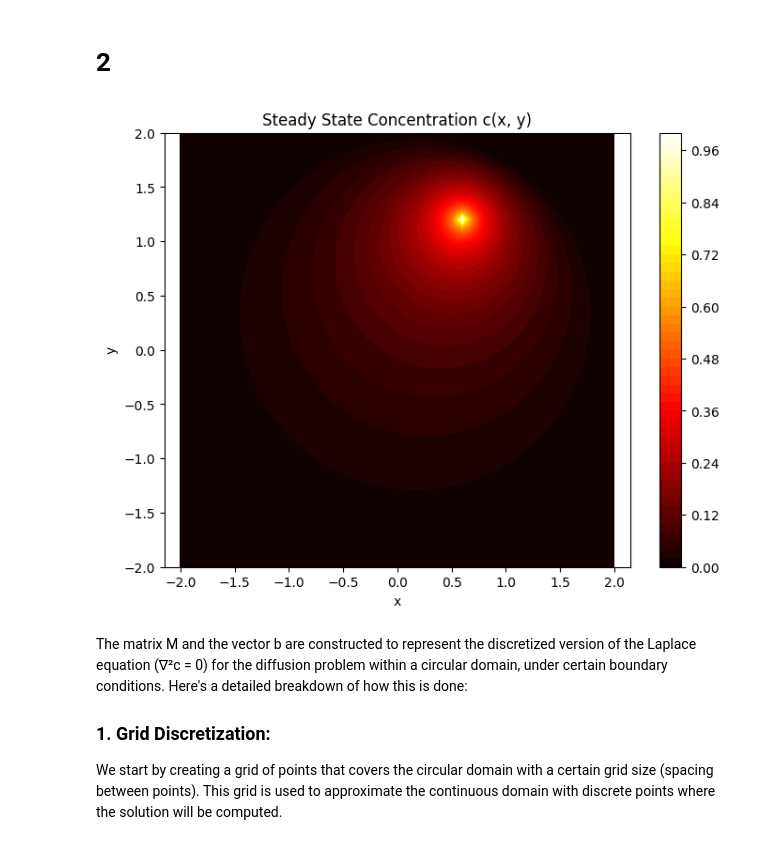
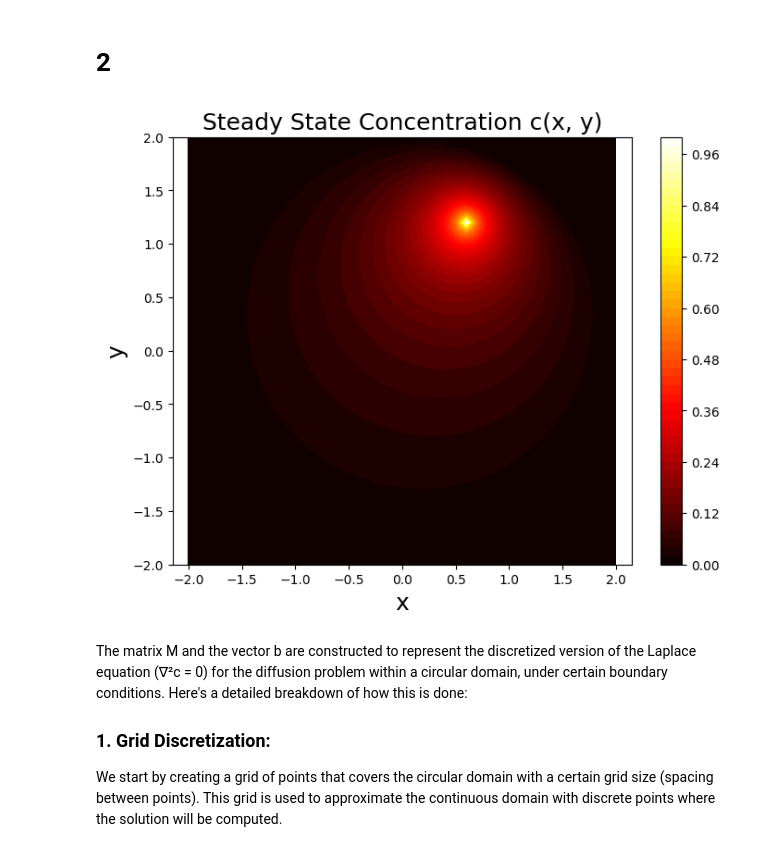
Before and after one commit to koenweverink/ScientificComputing, a Jupyter notebook: Set3_Sacha.ipynb, the cells around one changed output. Drawn from its saved outputs; the diff is of its cells as text; code cells hidden in the pictures.

```diff
--- a/Set3_Sacha.ipynb
+++ b/Set3_Sacha.ipynb
@@ -674,37 +678,37 @@ for i in range(domain_points):
                 b[idx] = source_value
             else:
                 # Internal point - Apply the finite difference method
                 M_data.extend([1, -1/4, -1/4, -1/4, -1/4])
                 M_row_indices.extend([idx, idx, idx, idx, idx])
                 M_col_indices.extend([idx, idx - 1, idx + 1, idx - domain_points, idx + domain_points])
                 b[idx] = 0
         else:
             # Boundary point
             M_data.append(1)
             M_row_indices.append(idx)
             M_col_indices.append(idx)
             b[idx] = 0
 
 # Create the sparse matrix M
 M = coo_matrix((M_data, (M_row_indices, M_col_indices)), shape=(domain_points**2, domain_points**2))
 
 # Solve Mc = b
 c = spsolve(M.tocsr(), b)
 
 # Reshape c back into a 2D array
 c = c.reshape((domain_points, domain_points))
 
 # Plotting
 plt.figure(figsize=(8, 6))
 contour = plt.contourf(X, Y, c, levels=50, cmap='hot')
 plt.colorbar(contour)
-plt.xlabel('x')
-plt.ylabel('y')
-plt.title('Steady State Concentration c(x, y)')
+plt.xlabel('x', fontsize=18)
+plt.ylabel('y', fontsize=18)
+plt.title('Steady State Concentration c(x, y)', fontsize=18)
 plt.axis('equal')
 plt.show()
 # %% [output]
-[figure, old version]
+[figure, new version]
 # %% [markdown]
 The matrix M and the vector b are constructed to represent the discretized version of the Laplace equation (∇²c = 0) for the diffusion problem within a circular domain, under certain boundary conditions. Here's a detailed breakdown of how this is done:
 
```
Also changed, not shown: parts of 6 cells of this notebook.
